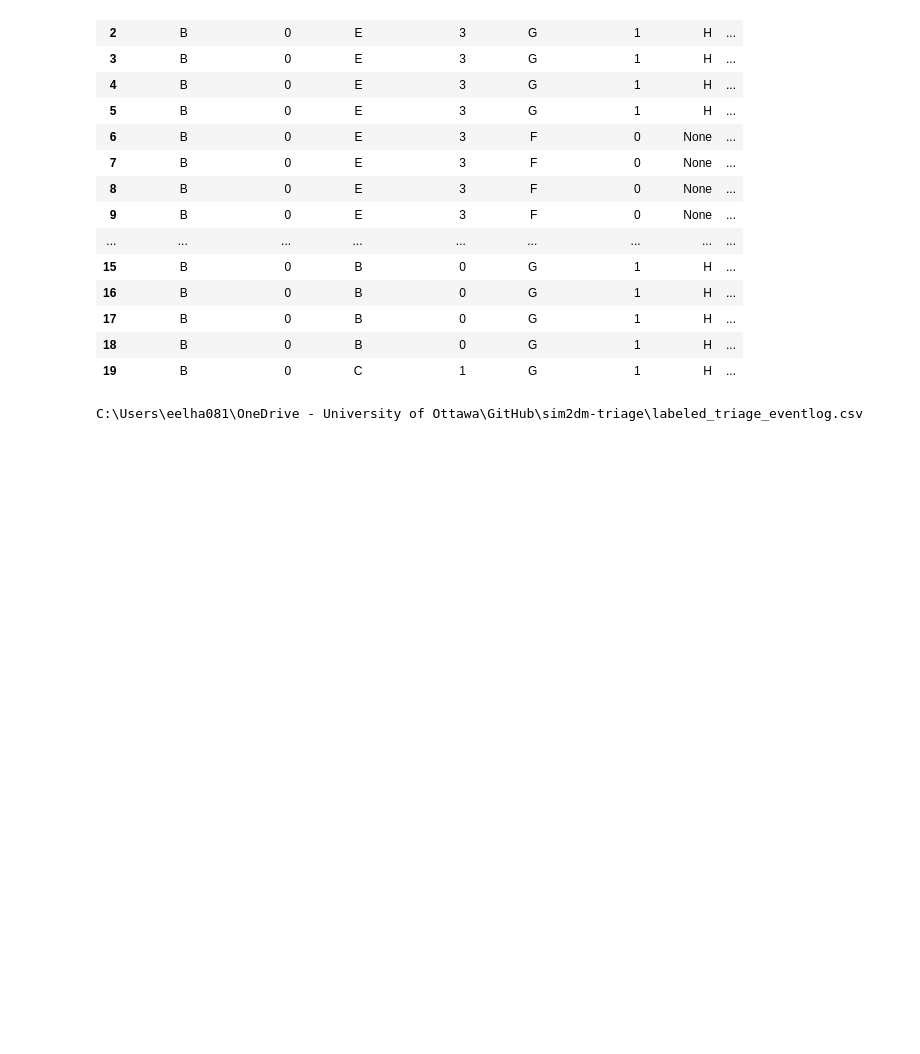
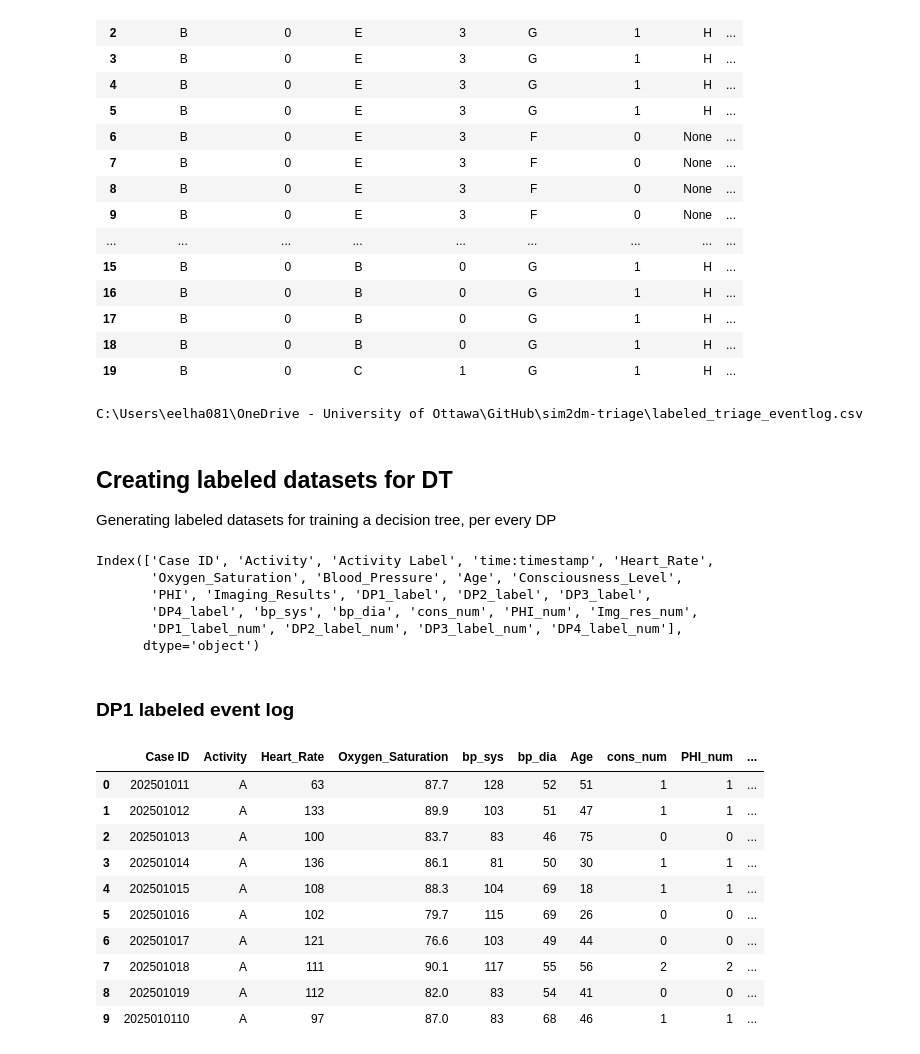
Before and after one commit to erfan-el/sim2dm-triage, a Jupyter notebook: triage_eventlog_preprocessing.ipynb, the cells around one changed output. Saved outputs shown, nothing was run; the diff lists cells and outputs as text; code cells hidden in the pictures; blank space fills up the shorter version.

```diff
--- a/triage_eventlog_preprocessing.ipynb
+++ b/triage_eventlog_preprocessing.ipynb
@@ -32,8 +38,4 @@ Index(['Case ID', 'Activity', 'Activity Label', 'time:timestamp', 'Heart_Rate',
 # %%
-# ------------------------------
-# --- Decision Point Labeling (DP1–DP4)
-# ------------------------------
-
 # Step 1: Convert timestamp column to datetime format and sort events by case and time
 df_event_log['time:timestamp'] = pd.to_datetime(df_event_log['time:timestamp'])
 df_event_log = df_event_log.sort_values(by=['Case ID', 'time:timestamp'])
@@ -120,9 +122,19 @@ df_event_log['DP2_label'] = df_event_log.index.map(dp2_label_dict)
 df_event_log['DP3_label'] = df_event_log['Case ID'].map(dp3_labels)
 df_event_log['DP4_label'] = df_event_log['Case ID'].map(dp4_labels)
 
-# Step 6: Forward-fill DP2_label within each case
+# Step 6: Forward and Backward filling of DP2_label within each case
+    # a. Replace empty strings with NaN in the 'DP2_label' column
 df_event_log['DP2_label'] = df_event_log['DP2_label'].replace('', np.nan)
+
+    # b. Forward-fill missing values in 'DP2_label' within each 'Case ID'
 df_event_log['DP2_label'] = df_event_log.groupby('Case ID')['DP2_label'].ffill()
+
+    # c. Backward-fill remaining NaNs (at the beginning of each case), aligned with the main DataFrame index
+df_event_log['DP2_label'] = (
+    df_event_log.groupby('Case ID')['DP2_label']
+    .apply(lambda group: group.bfill())
+    .reset_index(level=0, drop=True)
+)
 
 # Display the first 10 rows
 #print(df_event_log.head(10))
@@ -257,3 +265,57 @@ from IPython.display import FileLink
 FileLink("labeled_triage_eventlog.csv")
 # %% [output]
 C:\Users\eelha081\OneDrive - University of Ottawa\GitHub\sim2dm-triage\labeled_triage_eventlog.csv
+# %% [markdown]
+## Creating labeled datasets for DT
+Generating labeled datasets for training a decision tree, per every DP
+# %%
+print(df_event_log.columns)
+# %% [output]
+Index(['Case ID', 'Activity', 'Activity Label', 'time:timestamp', 'Heart_Rate',
+       'Oxygen_Saturation', 'Blood_Pressure', 'Age', 'Consciousness_Level',
+       'PHI', 'Imaging_Results', 'DP1_label', 'DP2_label', 'DP3_label',
+       'DP4_label', 'bp_sys', 'bp_dia', 'cons_num', 'PHI_num', 'Img_res_num',
+       'DP1_label_num', 'DP2_label_num', 'DP3_label_num', 'DP4_label_num'],
+      dtype='object')
+# %% [markdown]
+### DP1 labeled event log
+# %%
+selected_columns_DP1 = ['Case ID', 'Activity', 'Heart_Rate', 'Oxygen_Saturation', 'bp_sys', 'bp_dia', 'Age', 'cons_num', 'PHI_num', 'DP1_label_num']
+df_selected_DP1 = df_event_log[selected_columns_DP1]
+
+# For each Case ID, keep rows up to and including the first Activity == 'A' (remove events after DP1)
+def remove_from_A(group):
+    if 'A' in group['Activity'].values:
+        idx = group[group['Activity'] == 'A'].index[0]
+        return group.loc[:idx]  # include row with Activity == 'A'
+    else:
+        return group
+
+# Apply group-wise without DeprecationWarning
+groups = []
+for case_id, group in df_selected_DP1.groupby('Case ID', sort=False):
+    result = remove_from_A(group.copy())
+    groups.append(result)
+
+df_selected_DP1 = pd.concat(groups).reset_index(drop=True)
+
+# Save to CSV
+df_selected_DP1.to_csv("DP1_labeled_triage_eventlog.csv", index=False)
+
+# from IPython.display import FileLink
+# FileLink("DP1_labeled_triage_eventlog.csv")
+
+df_selected_DP1[ ['Case ID', 'Activity', 'Heart_Rate', 'Oxygen_Saturation', 'bp_sys', 'bp_dia', 'Age', 'cons_num', 'PHI_num',
+               'DP1_label_num']].head(10)
+# %% [output]
+|  | Case ID | Activity | Heart_Rate | Oxygen_Saturation | bp_sys | bp_dia | Age | cons_num | PHI_num | ... |
+| 0 | 202501011 | A | 63 | 87.7 | 128 | 52 | 51 | 1 | 1 | ... |
+| 1 | 202501012 | A | 133 | 89.9 | 103 | 51 | 47 | 1 | 1 | ... |
+| 2 | 202501013 | A | 100 | 83.7 | 83 | 46 | 75 | 0 | 0 | ... |
+| 3 | 202501014 | A | 136 | 86.1 | 81 | 50 | 30 | 1 | 1 | ... |
+| 4 | 202501015 | A | 108 | 88.3 | 104 | 69 | 18 | 1 | 1 | ... |
+| 5 | 202501016 | A | 102 | 79.7 | 115 | 69 | 26 | 0 | 0 | ... |
+| 6 | 202501017 | A | 121 | 76.6 | 103 | 49 | 44 | 0 | 0 | ... |
+| 7 | 202501018 | A | 111 | 90.1 | 117 | 55 | 56 | 2 | 2 | ... |
+| 8 | 202501019 | A | 112 | 82.0 | 83 | 54 | 41 | 0 | 0 | ... |
+| 9 | 2025010110 | A | 97 | 87.0 | 83 | 68 | 46 | 1 | 1 | ... |
```
Also changed, not shown: parts of 13 cells of this notebook, 6 other files.
